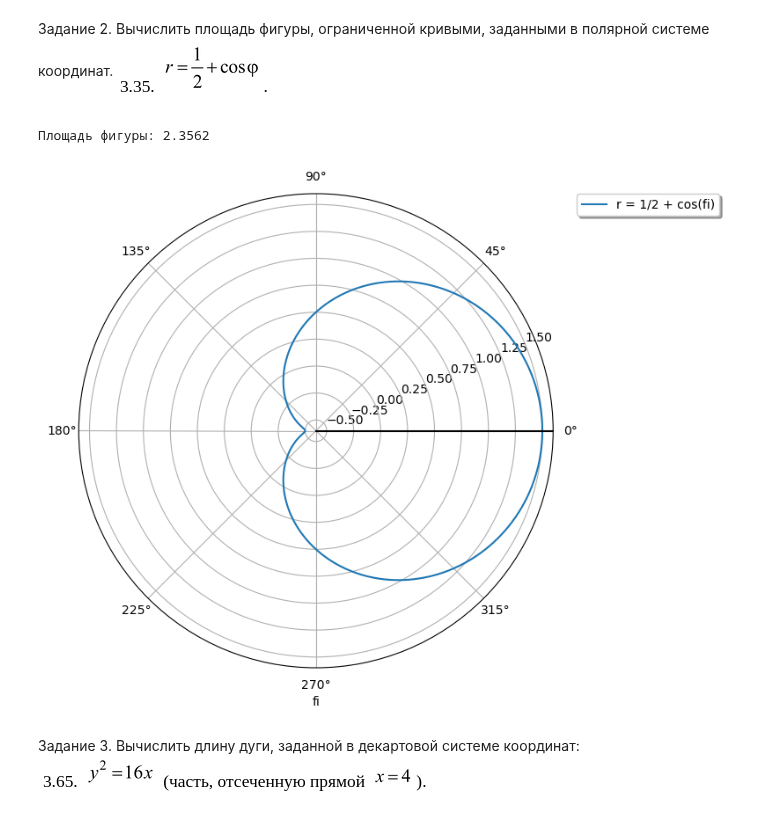
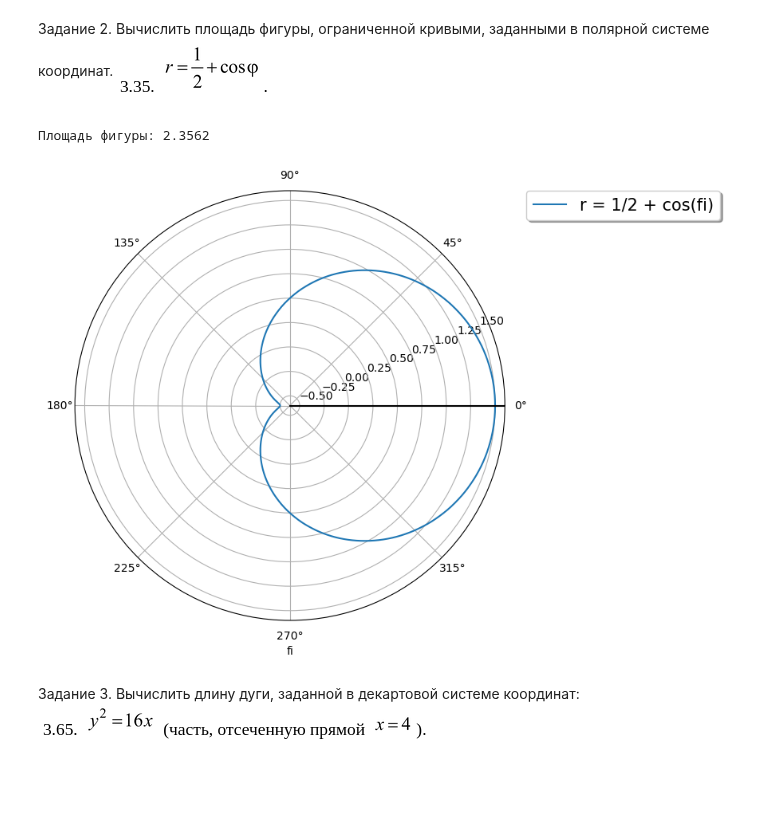
Before and after one commit to Jrvvv/Math_With_Py, a Jupyter notebook: math/TotalWork1/TotalWork1.ipynb, the cells around one changed output. Saved outputs shown, nothing was run; the diff lists cells and outputs as text; code cells hidden in the pictures; blank space fills up the shorter version.

```diff
--- a/math/TotalWork1/TotalWork1.ipynb
+++ b/math/TotalWork1/TotalWork1.ipynb
@@ -48,36 +48,36 @@ plt.show()
 # %%
 def r(fi):
     return 0.5 + np.cos(fi)
 
 def r_quad(fi):
     return 0.5 * (0.5 + np.cos(fi))**2
+
+S, err = quad(r_quad, 0, 2*np.pi)
+print(f'Площадь фигуры: {S:.4f}')
 
 fi = np.linspace(0, 2*np.pi, 1000)
 
 plt.figure(figsize=(7, 7))
 
 plt.polar(fi, r(fi), label='r = 1/2 + cos(fi)')
 
 plt.xlabel('fi')
 
 plt.axvline(x = 0, color = 'k')
 plt.axhline(y = 0, color = 'k')
 
 plt.grid(True)
 
-S, err = quad(r_quad, 0, 2*np.pi)
-print(f'Площадь фигуры: {S:.4f}')
-
-# plt.fill_between(r, r(fi), where=(fi>=0)&(fi<=2*np.pi), alpha=0.4)
+# plt.fill_between(fi, -1, r(fi), alpha=0.2)
 
 plt.legend()
 plt.legend(bbox_to_anchor=(1.05, 1), loc='upper left',
-           borderaxespad=0.0, shadow=True)
+           borderaxespad=0.0, shadow=True, fontsize="15")
 
 plt.show()
 # %% [output]
 Площадь фигуры: 2.3562
-[figure, old version]
+[figure, new version]
 # %% [markdown]
 Задание 3. Вычислить длину дуги, заданной в декартовой системе координат: ![image.png](attachment:image.png)
 # %%
```
Also changed, not shown: parts of 5 cells of this notebook.
